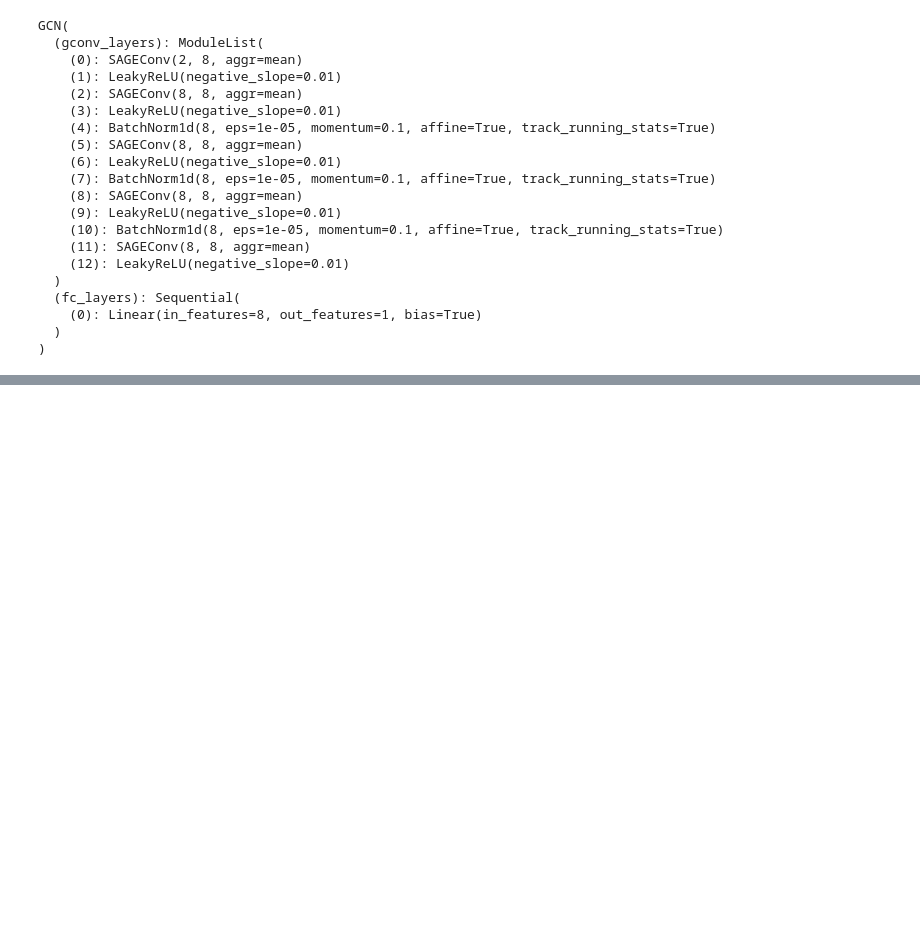
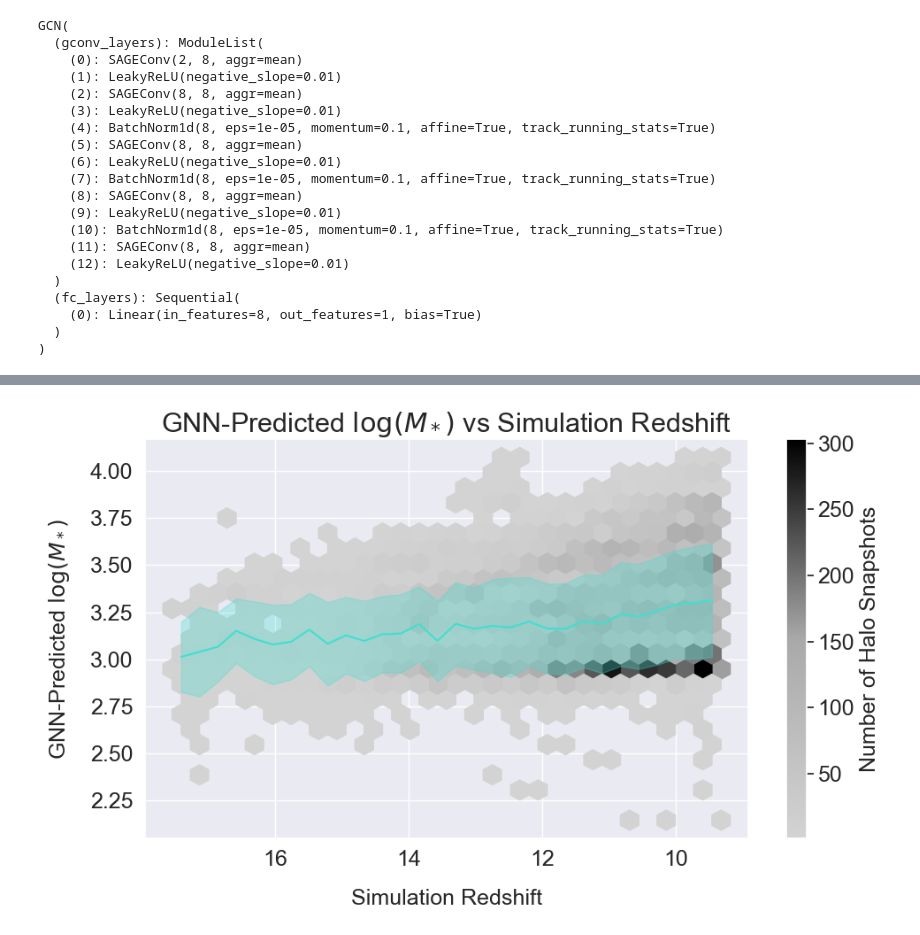
Before and after one commit to vhorvath2010/baryonic-from-dmmt, a Jupyter notebook: visualize_training.ipynb, the cells around one changed output, grey strips where cells are left out. Cells and saved outputs as stored; diff of their text form; code cells hidden in the pictures; blank space fills up the shorter version.

```diff
--- a/visualize_training.ipynb
+++ b/visualize_training.ipynb
@@ -126,0 +169,4 @@ R^2: -0.1384239383400807
+# %%
+create_hexplot(30, 12, redshift, y_pred, "Simulation Redshift", "GNN-Predicted $\log(M_*)$", "GNN-Predicted $\log(M_*)$ vs Simulation Redshift", False, False, True, True)
+# %% [output]
+[figure, added]
```
Also changed, not shown: parts of 9 cells of this notebook, 16 other files.
